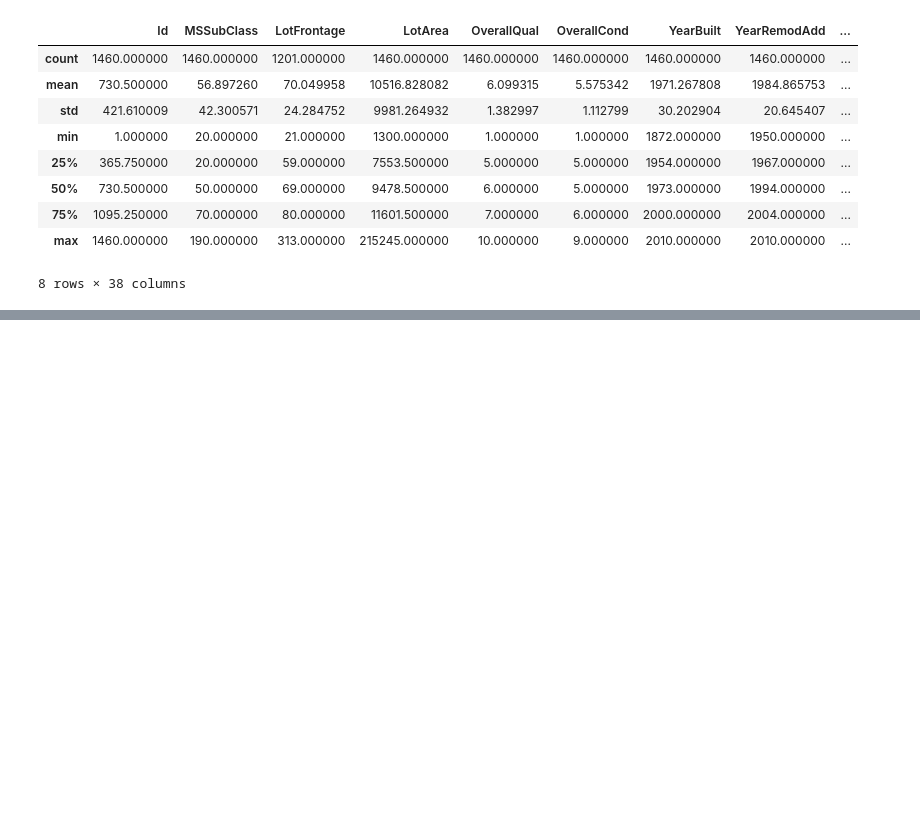
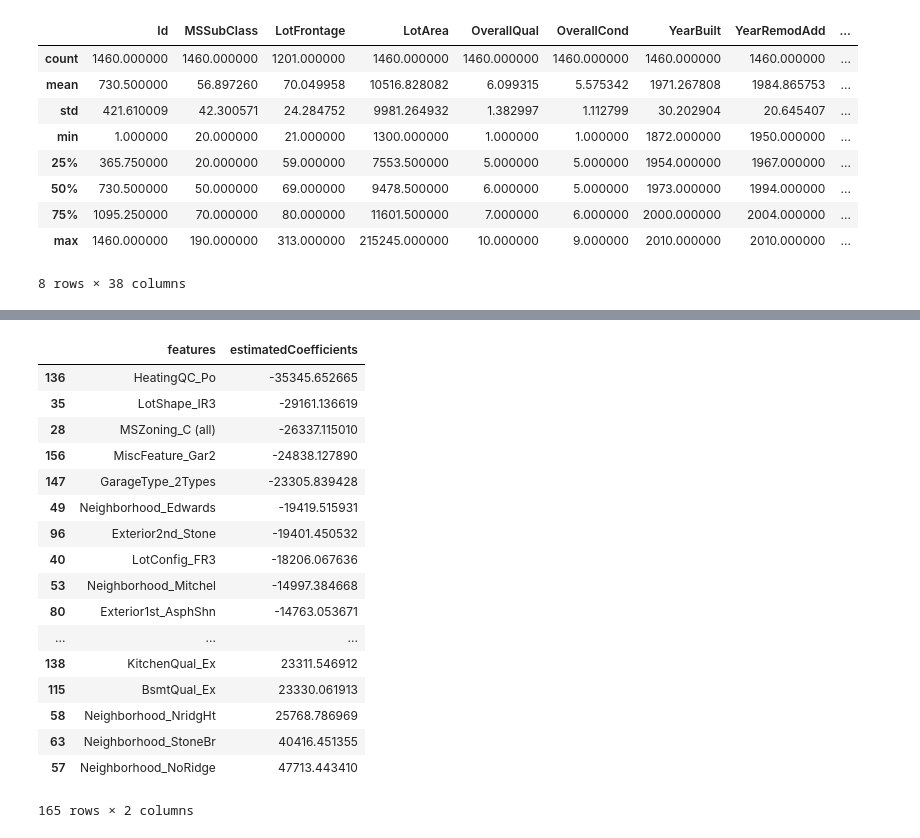
Before and after one commit to LycheeLisa/AnalyticsComp, a Jupyter notebook: Housing Competition.ipynb, the cells around one changed output, grey strips where cells are left out. Saved outputs shown, nothing was run; the diff lists cells and outputs as text; code cells hidden in the pictures; blank space fills up the shorter version.

```diff
--- a/Housing Competition.ipynb
+++ b/Housing Competition.ipynb
@@ -108,0 +244,32 @@ house_data_no_string
+# %%
+# Splitting the dataset into two
+train_one, train_two = train_test_split(dropped_correlated, test_size=0.1)
+
+# X = train_one
+# Y = train_one
+X = dropped_correlated
+lm = linear_model.Ridge(alpha=0.05, normalize=True, tol=0.005)
+X = X.drop('SalePrice', axis=1)
+lm.fit(X, dropped_correlated.SalePrice)
+# lm.fit(X, Y.SalePrice)
+coefficients = pd.DataFrame(zip(X.columns, lm.coef_), columns = ['features', 'estimatedCoefficients'])
+coefficients.sort_values(by='estimatedCoefficients')
+# %% [output]
+|  | features | estimatedCoefficients |
+| 136 | HeatingQC_Po | -35345.652665 |
+| 35 | LotShape_IR3 | -29161.136619 |
+| 28 | MSZoning_C (all) | -26337.115010 |
+| 156 | MiscFeature_Gar2 | -24838.127890 |
+| 147 | GarageType_2Types | -23305.839428 |
+| 49 | Neighborhood_Edwards | -19419.515931 |
+| 96 | Exterior2nd_Stone | -19401.450532 |
+| 40 | LotConfig_FR3 | -18206.067636 |
+| 53 | Neighborhood_Mitchel | -14997.384668 |
+| 80 | Exterior1st_AsphShn | -14763.053671 |
+| ... | ... | ... |
+| 138 | KitchenQual_Ex | 23311.546912 |
+| 115 | BsmtQual_Ex | 23330.061913 |
+| 58 | Neighborhood_NridgHt | 25768.786969 |
+| 63 | Neighborhood_StoneBr | 40416.451355 |
+| 57 | Neighborhood_NoRidge | 47713.443410 |
+165 rows × 2 columns
```
Also changed, not shown: parts of 11 cells of this notebook.
